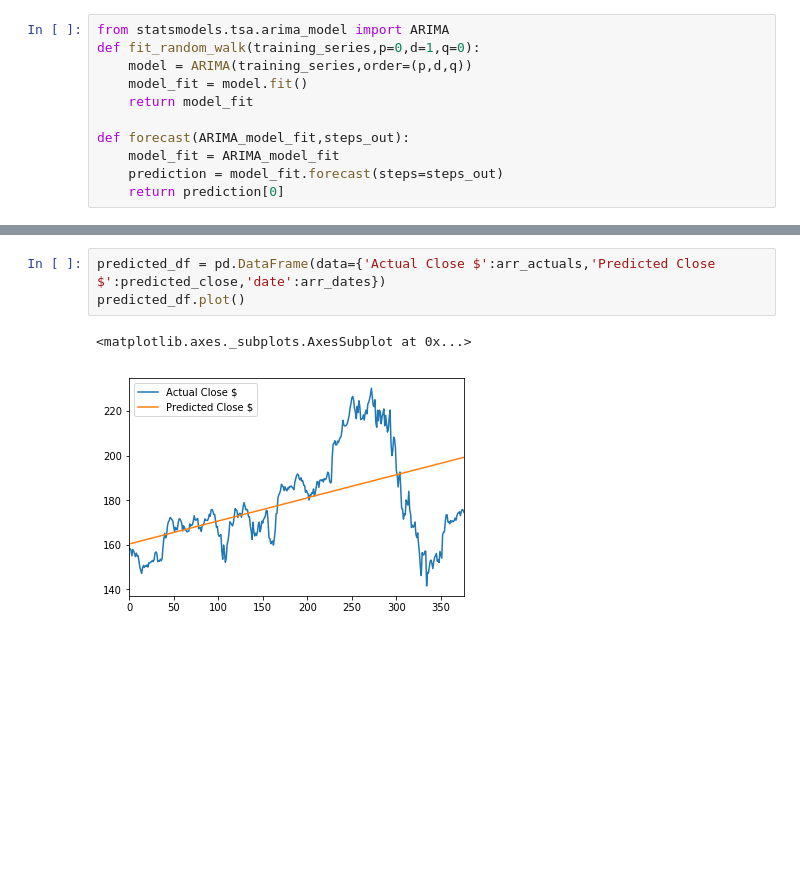
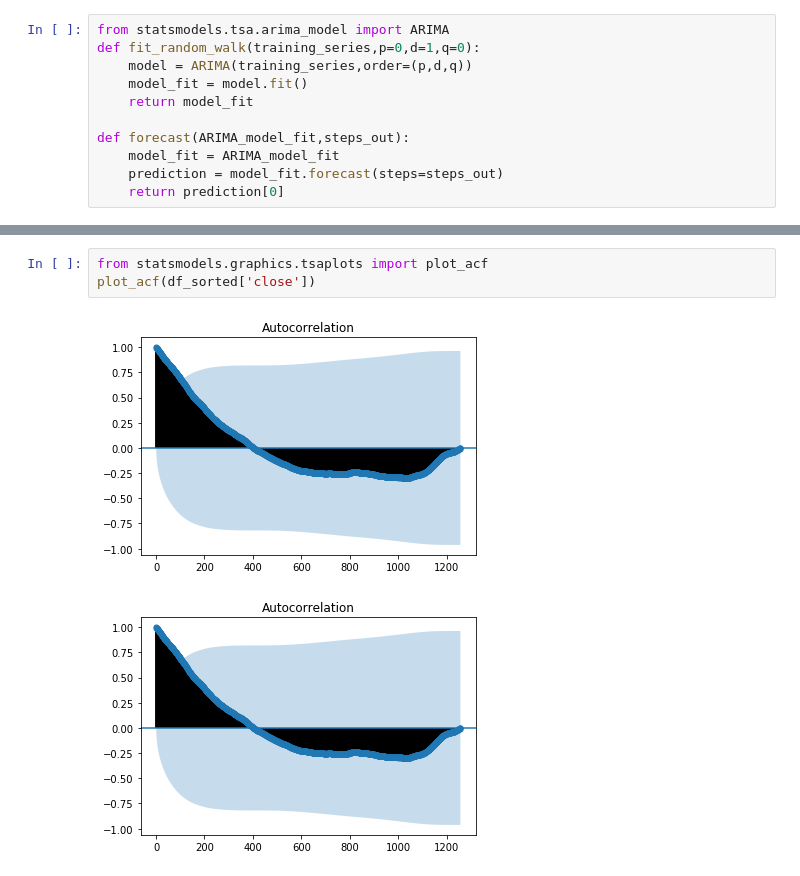
Before and after one commit to Isaaclin007/AutoAlpha, a Jupyter notebook: DataMod.ipynb, the cells around one changed output, grey strips where cells are left out. Saved outputs shown, nothing was run; the diff lists cells and outputs as text; blank space fills up the shorter version.

```diff
--- a/DataMod.ipynb
+++ b/DataMod.ipynb
@@ -104,6 +96,6 @@ print(len(arr_actuals),len(predicted_close),len(arr_dates))
-# %%
-predicted_df = pd.DataFrame(data={'Actual Close $':arr_actuals,'Predicted Close $':predicted_close,'date':arr_dates})
-predicted_df.plot()
-# %% [output]
-<matplotlib.axes._subplots.AxesSubplot at 0x...>
-[figure, removed]
+# %%
+from statsmodels.graphics.tsaplots import plot_acf
+plot_acf(df_sorted['close'])
+# %% [output]
+[figure, added]
+[figure, added]
```
Also changed, not shown: parts of 3 cells of this notebook.
